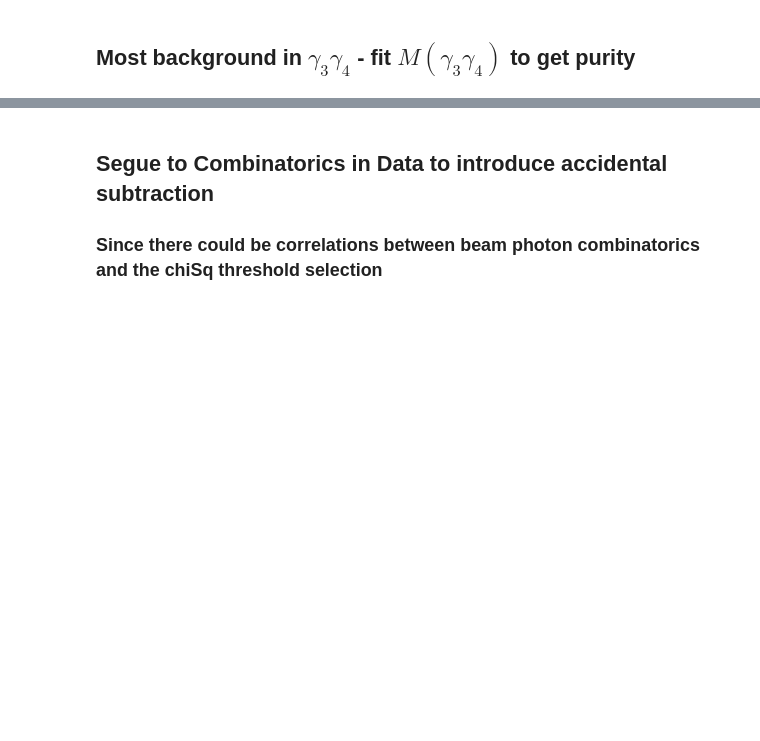
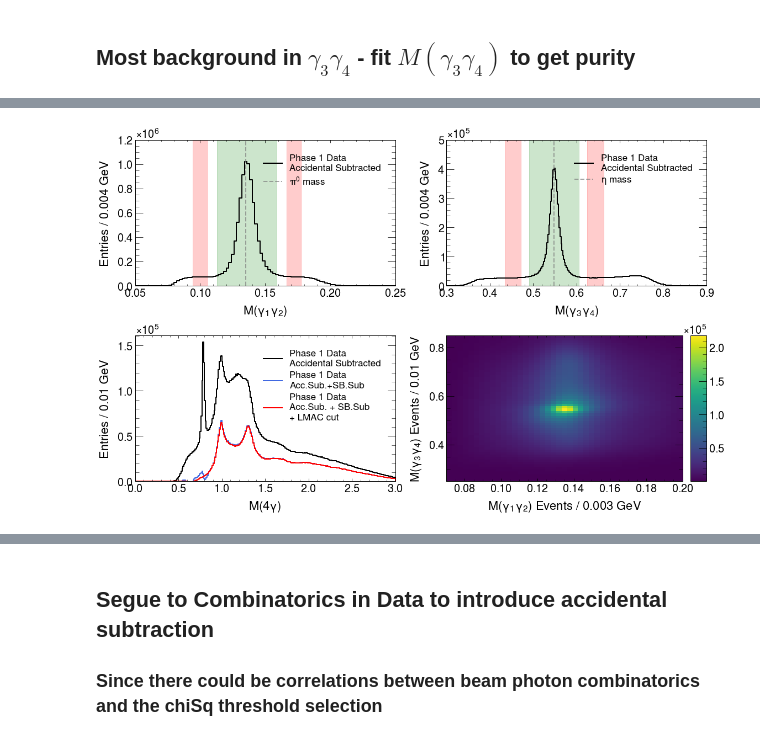
Before and after one commit to lan13005/EtaPi-Analysis, a Jupyter notebook: study_eventSelections/event_selection.ipynb, the cells around one changed output, grey strips where cells are left out. Drawn from its saved outputs; the diff is of its cells as text; code cells hidden in the pictures; blank space fills up the shorter version.

Commit message:
some updates to the jupyter notebook plotting programs

```diff
--- a/study_eventSelections/event_selection.ipynb
+++ b/study_eventSelections/event_selection.ipynb
@@ -558,7 +558,7 @@ for dataset in datasets:
 phase1_looseChi=pd.concat(dfs_looseChi)
 # phase1_looseChi=phase1_looseChi.sample(4000000)
 # %%
-tmp=phase1_looseChi.sample(5000000)
+tmp=phase1_looseChi#.sample(5000000)
 tmp=tmp[tmp.chiSq<13.277]
 # %%
 ## sidebands
@@ -568,10 +568,10 @@ pi0Std=0.0076
 etaStd=0.0191
 pi0Sig=3
 pi0Skip=1
-pi0SB=1
+pi0SB=1.5
 etaSig=3
 etaSkip=1
-etaSB=1
+etaSB=2
 
 fig,axes=plt.subplots(2,2,figsize=(16,10))
 axes=axes.flatten()
@@ -595,8 +595,10 @@ axes[1].axvspan(etaMean-(etaSig+etaSkip+etaSB)*etaStd,etaMean-(etaSig+etaSkip)*e
 axes[1].axvspan(etaMean-etaSig*etaStd,etaMean+etaSig*etaStd,color='green',alpha=0.2,label='signal')
 
 count_edges=makePlot(tmp,"Mpi0eta",0,3,0.01,r"$M(4\gamma)$",axes[2],tmp["AccWeight"],c='black',label="Phase 1 Data\nAccidental Subtracted")
+_=makePlot(tmp,"Mpi0eta",0,3,0.01,r"$M(4\gamma)$",axes[2],tmp["weightASBS"],c='royalblue',label="Phase 1 Data\nAcc.Sub.+SB.Sub")
+_=makePlot(tmp[~tmp.omegaCut],"Mpi0eta",0,3,0.01,r"$M(4\gamma)$",axes[2],tmp[~tmp.omegaCut]["weightASBS"],c='red',label="Phase 1 Data\nAcc.Sub. + SB.Sub\n+ LMAC cut")
 axes[2].set_ylabel("Entries / %0.2f GeV" % (0.01))
-axes[2].set_ylim(bottom=0)
+axes[2].set_ylim(bottom=0,top=max(count_edges[0])*1.05)
 axes[2].legend()
 
 hep.hist2dplot(np.histogram2d(df.Mpi0,df.Meta,bins=(getBinning(0.07,0.2,0.003),getBinning(0.25,0.85,0.01))),ax=axes[3],linewidth=0,rasterized=True,
@@ -607,3 +609,5 @@ axes[3].set_xlabel("$M(\gamma_1\gamma_2)$ Events / 0.003 GeV")
 axes[3].set_ylabel("$M(\gamma_3\gamma_4)$ Events / 0.01 GeV")
 
 plt.tight_layout()
+plt.savefig(resultsFolder+"/mass_distributions_sidebands_lmac.pdf")
+# %% [output]
@@ -609,0 +615 @@ plt.tight_layout()
+[figure, added]
```
Also changed, not shown: parts of 12 cells of this notebook, 10 other files.
